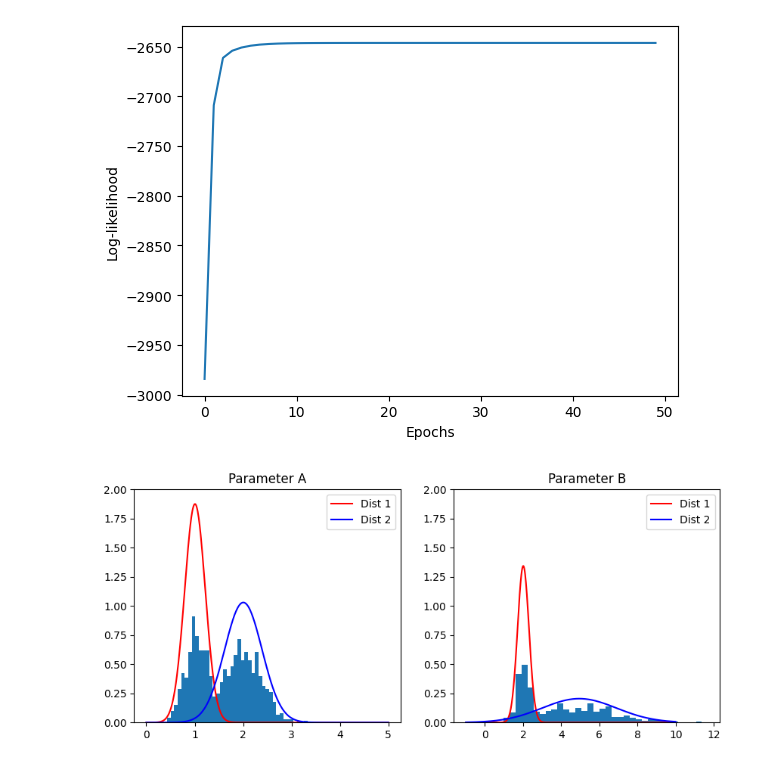
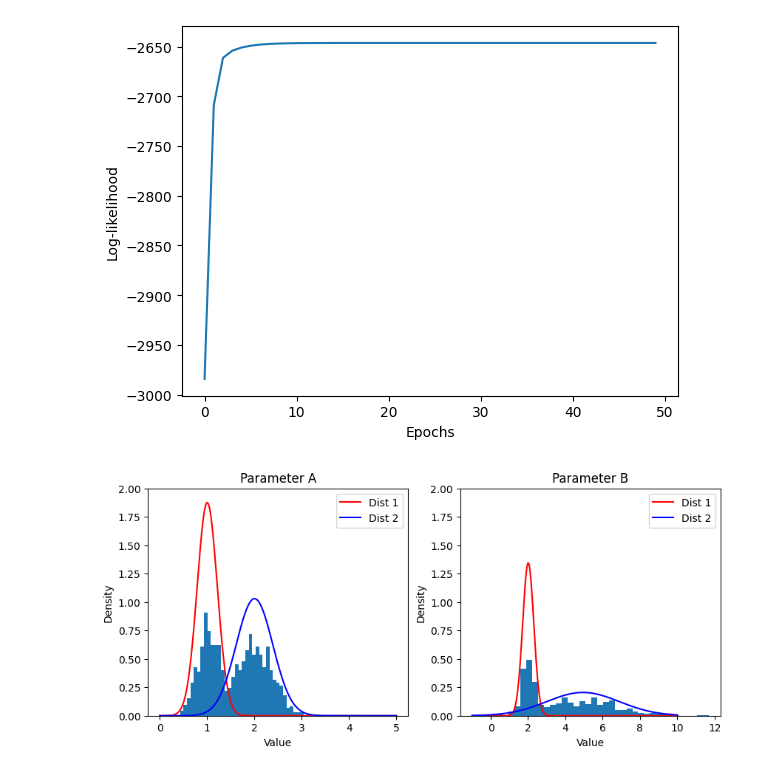
Before and after one commit to asmuzsoy/beams_ext, a Jupyter notebook: iterative_populations.ipynb, the cells around one changed output. Saved outputs shown, nothing was run; the diff lists cells and outputs as text; code cells hidden in the pictures.

```diff
--- a/iterative_populations.ipynb
+++ b/iterative_populations.ipynb
@@ -35,7 +35,14 @@ param_b_samples = get_samples(alpha, 2, 5, 0.3, 2)
 fig, ax = plt.subplots(1,2, figsize=(10,4))
 ax[0].hist(param_a_samples, bins=40)
 ax[0].set_title("Parameter A")
+ax[0].set_xlabel("Value")
+ax[0].set_ylabel("Frequency")
+
+
 ax[1].hist(param_b_samples, bins=40)
 ax[1].set_title("Parameter B")
+ax[1].set_xlabel("Value")
+ax[1].set_ylabel("Frequency")
+
 plt.show()
 # %% [output]
@@ -122,12 +129,15 @@ def plot_mixture(params, alpha, ax, xlims=[0,5]):
 # %%
 fig, ax = plt.subplots(1,2, figsize=(10,4))
 ax[0].hist(param_a_samples, bins=40, density=True)
 plot_mixture([mu_a1, sigma_a1, mu_a2, sigma_a2], alpha, ax=ax[0])
 ax[0].set_title("Parameter A")
+ax[0].set_xlabel("Value")
+ax[0].set_ylabel("Density")
 ax[1].hist(param_b_samples, bins=40, density=True)
 plot_mixture([mu_b1, sigma_b1, mu_b2, sigma_b2], alpha, ax=ax[1], xlims=[-1,10])
 ax[1].set_title("Parameter B")
-
+ax[1].set_xlabel("Value")
+ax[1].set_ylabel("Density")
 plt.show()
 # %% [output]
-[figure, old version]
+[figure, new version]
```
Also changed, not shown: parts of 1 cell of this notebook, 1 other file.
